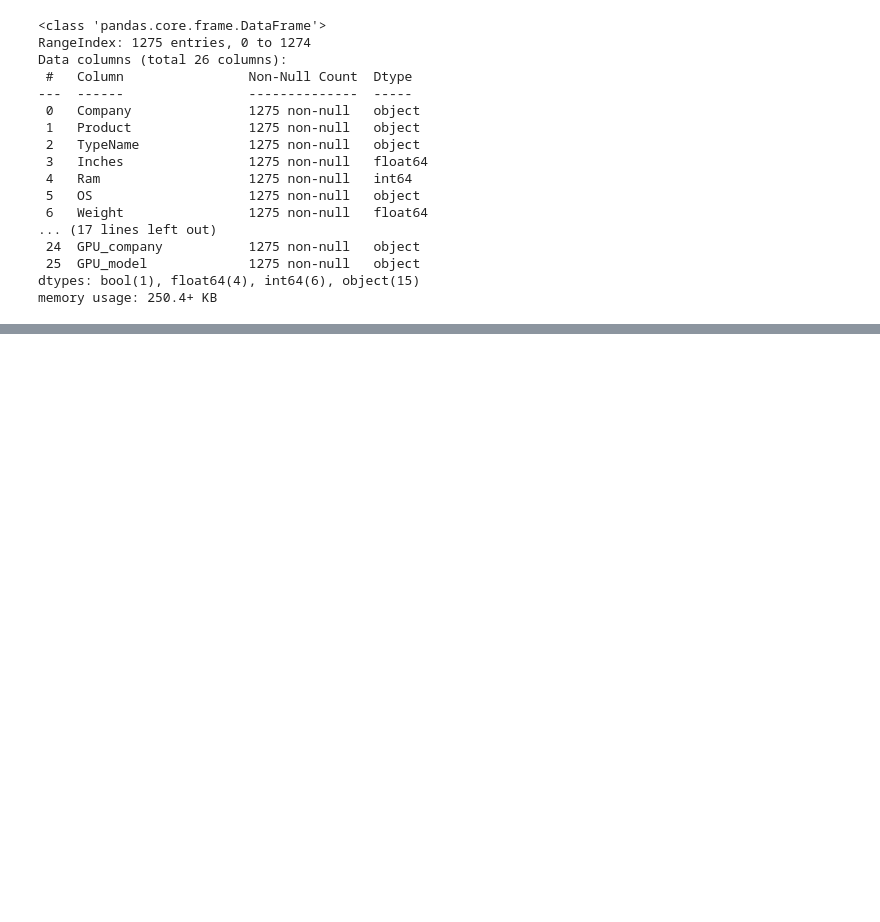
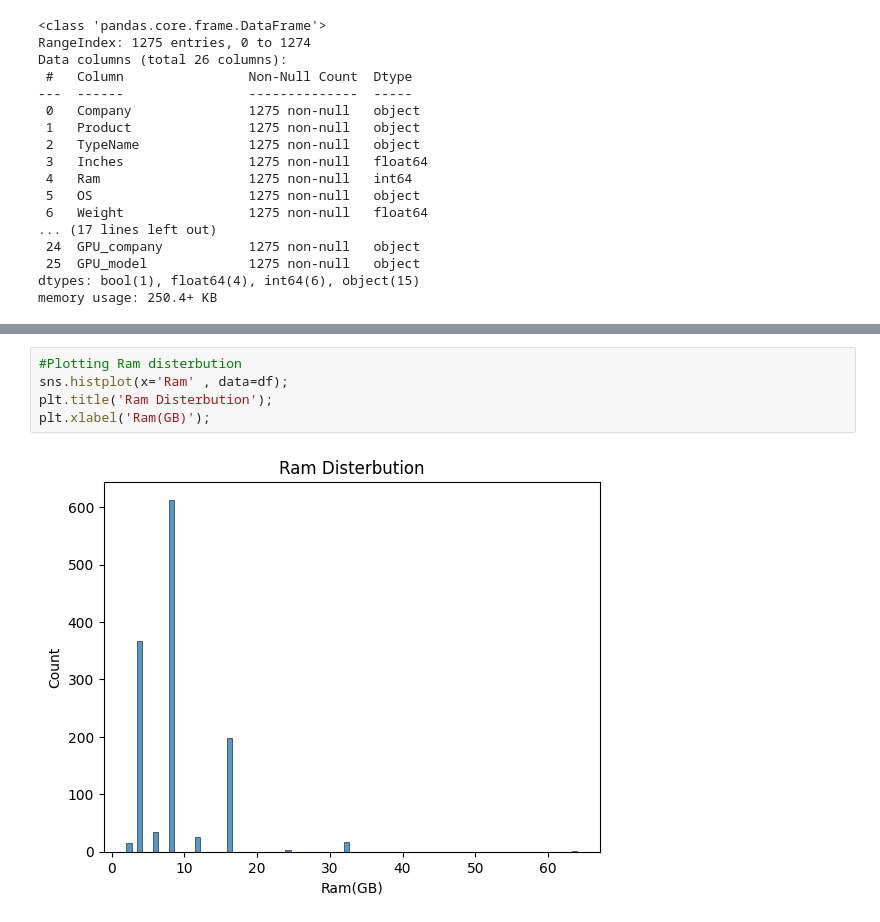
Before and after one commit to MinaGO1/Laptop-prices-dataset, a Jupyter notebook: Task I.ipynb, the cells around one changed output, grey strips where cells are left out. Saved outputs shown, nothing was run; the diff lists cells and outputs as text; blank space fills up the shorter version.

```diff
--- a/Task I.ipynb
+++ b/Task I.ipynb
@@ -465,3 +465,10 @@ df.describe()
 | 50% | 15.600000 | 8.000000 | 2.040000 | 989.000000 | 1920.000000 | 1080.000000 | 2.500000 | 500.000000 | 256.000000 | ... |
 | 75% | 15.600000 | 8.000000 | 2.310000 | 1496.500000 | 1920.000000 | 1080.000000 | 2.700000 | 1024.000000 | 512.000000 | ... |
 | max | 18.400000 | 64.000000 | 4.700000 | 6099.000000 | 3840.000000 | 2160.000000 | 3.600000 | 2560.000000 | 2048.000000 | ... |
+# %%
+#Plotting Ram disterbution
+sns.histplot(x='Ram' , data=df);
+plt.title('Ram Disterbution');
+plt.xlabel('Ram(GB)');
+# %% [output]
+[figure, added]
```
Also changed, not shown: parts of 28 cells of this notebook.
